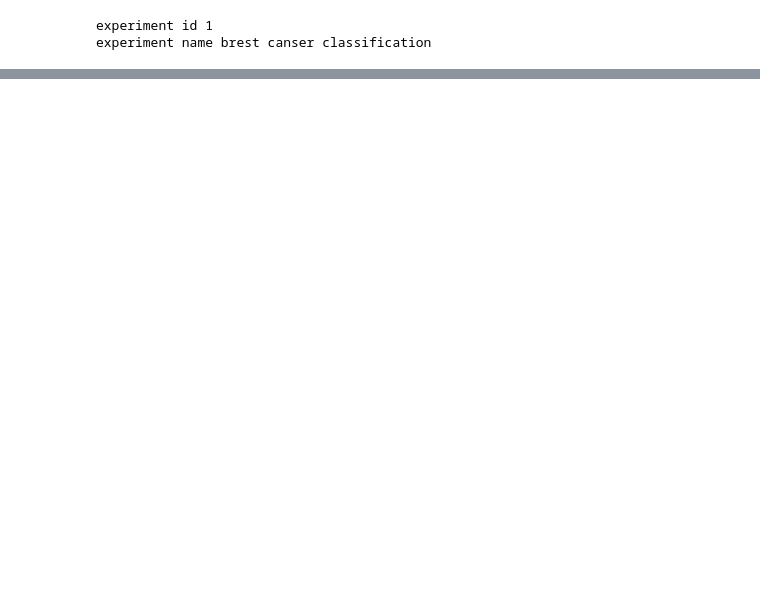
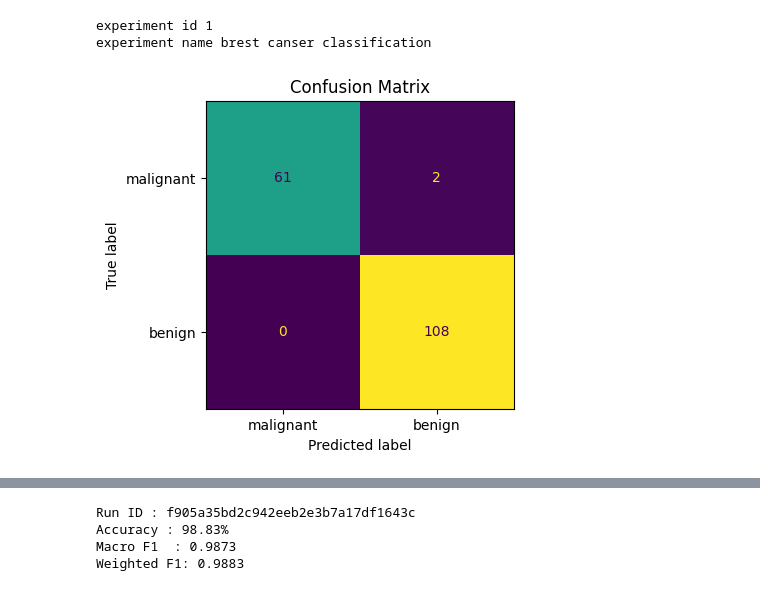
Before and after one commit to ahmeddmm/macine-learning, a Jupyter notebook: python/day20/day20.ipynb, the cells around one changed output, grey strips where cells are left out. Saved outputs shown, nothing was run; the diff lists cells and outputs as text; code cells hidden in the pictures; blank space fills up the shorter version.

Commit message:
feat: add day20 notebook for MLflow tracking and dataset modeling

```diff
--- a/python/day20/day20.ipynb
+++ b/python/day20/day20.ipynb
@@ -63,7 +63,7 @@ scaler=StandardScaler()
 X_train_scaled=scaler.fit_transform(x_train)
 x_test_scaled=scaler.transform(x_test)
 # %%
-model=LogisticRegression(random_state=42)
+model=LogisticRegression(C=1,random_state=42)
 model.fit(X_train_scaled,y_train)
 # %% [output]
 LogisticRegression(random_state=42)
@@ -105,3 +130,48 @@ print("experiment name",experiment.name)
 # %% [output]
 experiment id 1
 experiment name brest canser classification
+# %%
+with mlflow.start_run(run_name="classification report") as run:
+    model = LogisticRegression(C=.1, max_iter=1000)
+    model.fit(X_train_scaled, y_train)
+    pred = model.predict(x_test_scaled)
+
+    # --- Classification report ---
+    report = classification_report(y_test, pred, output_dict=True)
+    report_path = "classification_report.json"
+    with open(report_path, "w") as f:
+        json.dump(report, f, indent=2)
+    mlflow.log_artifact(report_path)
+
+    # --- Log scalar metrics ---
+    mlflow.log_param("model_type", "LogisticRegression")
+    mlflow.log_param("C", 0.1)
+    mlflow.log_param("max_iter", 1000)
+    mlflow.log_metric("accuracy", report["accuracy"])
+    for label in ["0", "1"]:
+        mlflow.log_metric(f"precision_class_{label}", report[label]["precision"])
+        mlflow.log_metric(f"recall_class_{label}",    report[label]["recall"])
+        mlflow.log_metric(f"f1_class_{label}",        report[label]["f1-score"])
+    mlflow.log_metric("macro_f1",    report["macro avg"]["f1-score"])
+    mlflow.log_metric("weighted_f1", report["weighted avg"]["f1-score"])
+
+    # --- Confusion matrix plot ---
+    fig, ax = plt.subplots(figsize=(5, 4))
+    ConfusionMatrixDisplay.from_predictions(y_test, pred,
+                                            display_labels=data.target_names,
+                                            ax=ax, colorbar=False)
+    ax.set_title("Confusion Matrix")
+    cm_path = "confusion_matrix.png"
+    fig.savefig(cm_path, bbox_inches="tight")
+    plt.show()
+    mlflow.log_artifact(cm_path)
+
+    # --- Log model ---
+    mlflow.sklearn.log_model(model, "logistic_regression_model")
+
+    print(f"Run ID : {run.info.run_id}")
+    print(f"Accuracy : {report['accuracy']*100:.2f}%")
+    print(f"Macro F1  : {report['macro avg']['f1-score']:.4f}")
+    print(f"Weighted F1: {report['weighted avg']['f1-score']:.4f}")
+# %% [output]
+[figure, added]
@@ -107,0 +179,4 @@ experiment name brest canser classification
+Run ID : f905a35bd2c942eeb2e3b7a17df1643c
+Accuracy : 98.83%
+Macro F1  : 0.9873
+Weighted F1: 0.9883
```
Also changed, not shown: parts of 2 cells of this notebook, 1 other file.
